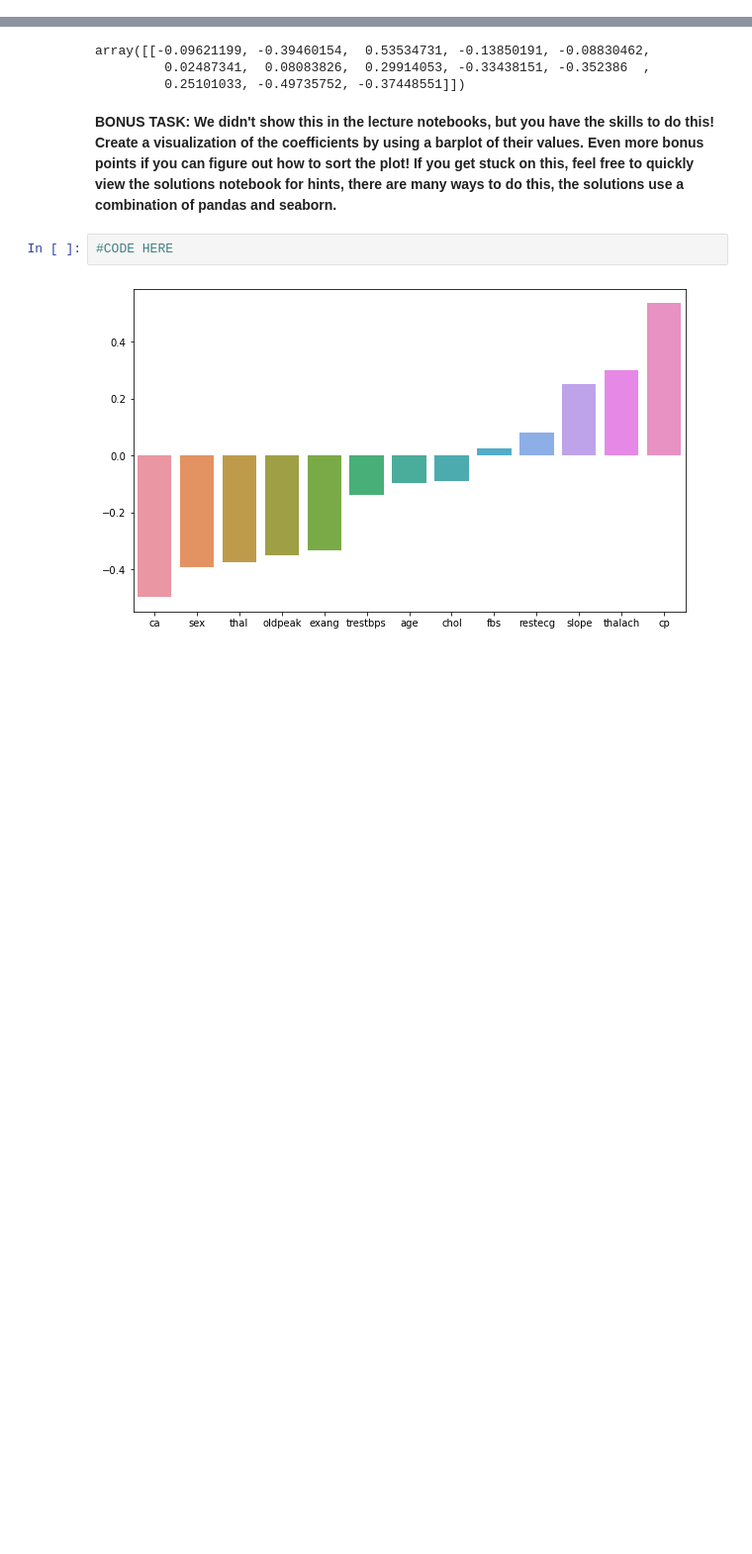
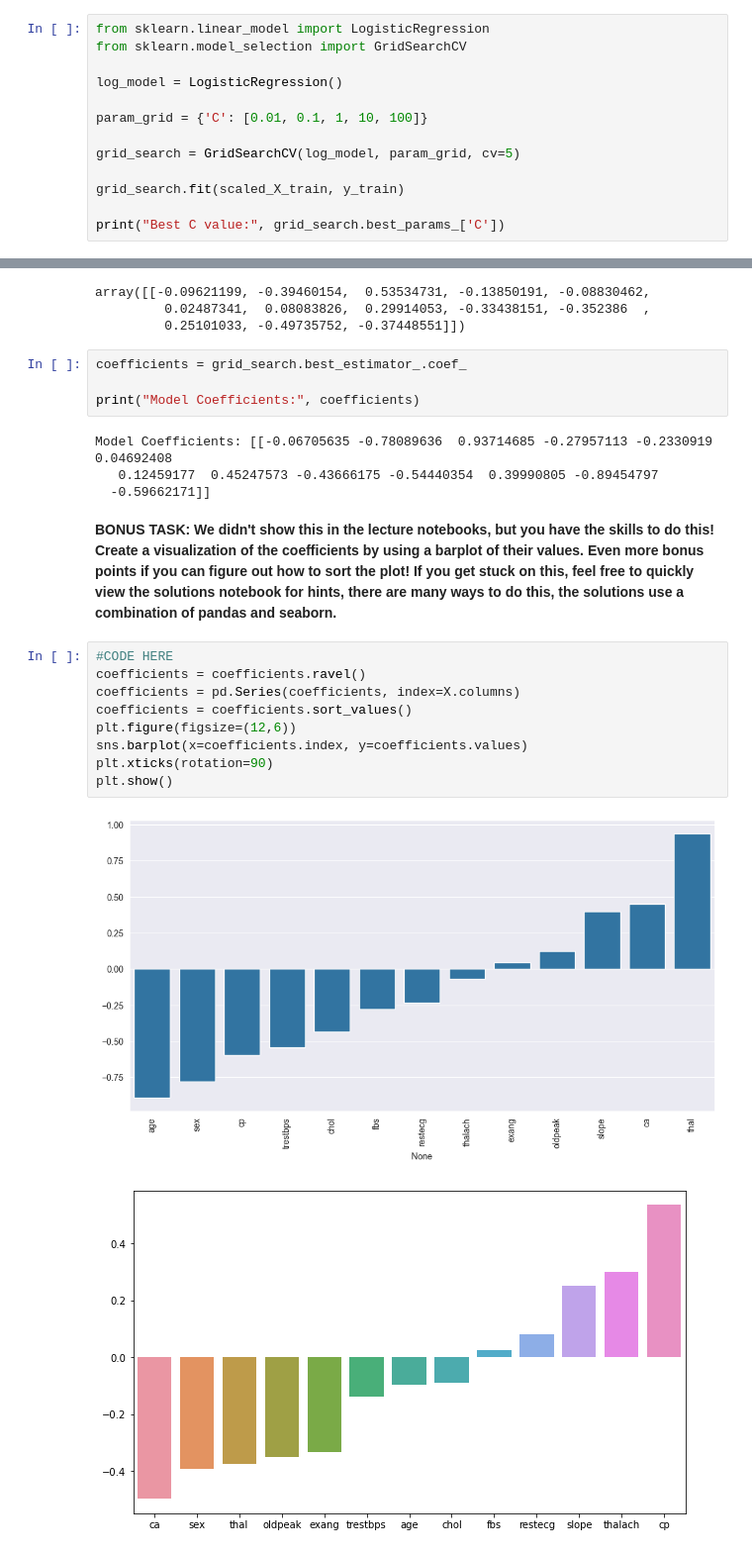
Before and after one commit to ZygimantasB/data_science_ml_learning, a Jupyter notebook: Section 13 Logistic Regression/02-Logistic-Regression-Project-Exercise .ipynb, the cells around one changed output, grey strips where cells are left out. Shown at 99% size. Cells and saved outputs as stored; diff of their text form; blank space fills up the shorter version.

```diff
--- a/Section 13 Logistic Regression/02-Logistic-Regression-Project-Exercise .ipynb
+++ b/Section 13 Logistic Regression/02-Logistic-Regression-Project-Exercise .ipynb
@@ -215,0 +214,13 @@ scaled_X_test = scaler.transform(X_test)
+# %%
+from sklearn.linear_model import LogisticRegression
+from sklearn.model_selection import GridSearchCV
+
+log_model = LogisticRegression()
+
+param_grid = {'C': [0.01, 0.1, 1, 10, 100]}
+
+grid_search = GridSearchCV(log_model, param_grid, cv=5)
+
+grid_search.fit(scaled_X_train, y_train)
+
+print("Best C value:", grid_search.best_params_['C'])
@@ -233,10 +249,27 @@ LogisticRegressionCV()
 array([[-0.09621199, -0.39460154,  0.53534731, -0.13850191, -0.08830462,
          0.02487341,  0.08083826,  0.29914053, -0.33438151, -0.352386  ,
          0.25101033, -0.49735752, -0.37448551]])
+# %%
+coefficients = grid_search.best_estimator_.coef_
+
+print("Model Coefficients:", coefficients)
+# %% [output]
+Model Coefficients: [[-0.06705635 -0.78089636  0.93714685 -0.27957113 -0.2330919   0.04692408
+   0.12459177  0.45247573 -0.43666175 -0.54440354  0.39990805 -0.89454797
+  -0.59662171]]
 # %% [markdown]
 **BONUS TASK: We didn't show this in the lecture notebooks, but you have the skills to do this! Create a visualization of the coefficients by using a barplot of their values. Even more bonus points if you can figure out how to sort the plot! If you get stuck on this, feel free to quickly view the solutions notebook for hints, there are many ways to do this, the solutions use a combination of pandas and seaborn.**
-# %%
-#CODE HERE
+# %%
+#CODE HERE
+coefficients = coefficients.ravel()
+coefficients = pd.Series(coefficients, index=X.columns)
+coefficients = coefficients.sort_values()
+plt.figure(figsize=(12,6))
+sns.barplot(x=coefficients.index, y=coefficients.values)
+plt.xticks(rotation=90)
+plt.show()
+# %% [output]
+[figure, added]
 # %%
 # %% [output]
 [figure]
```
Also changed, not shown: parts of 9 cells of this notebook.
